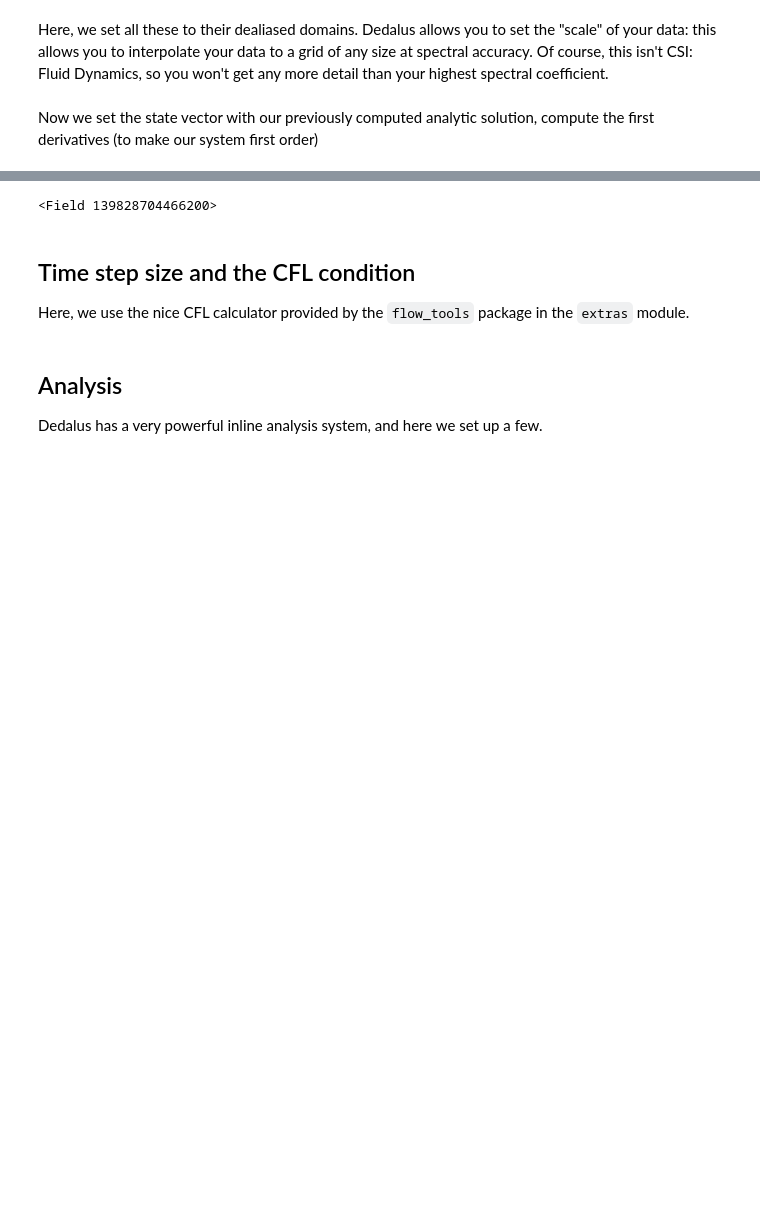
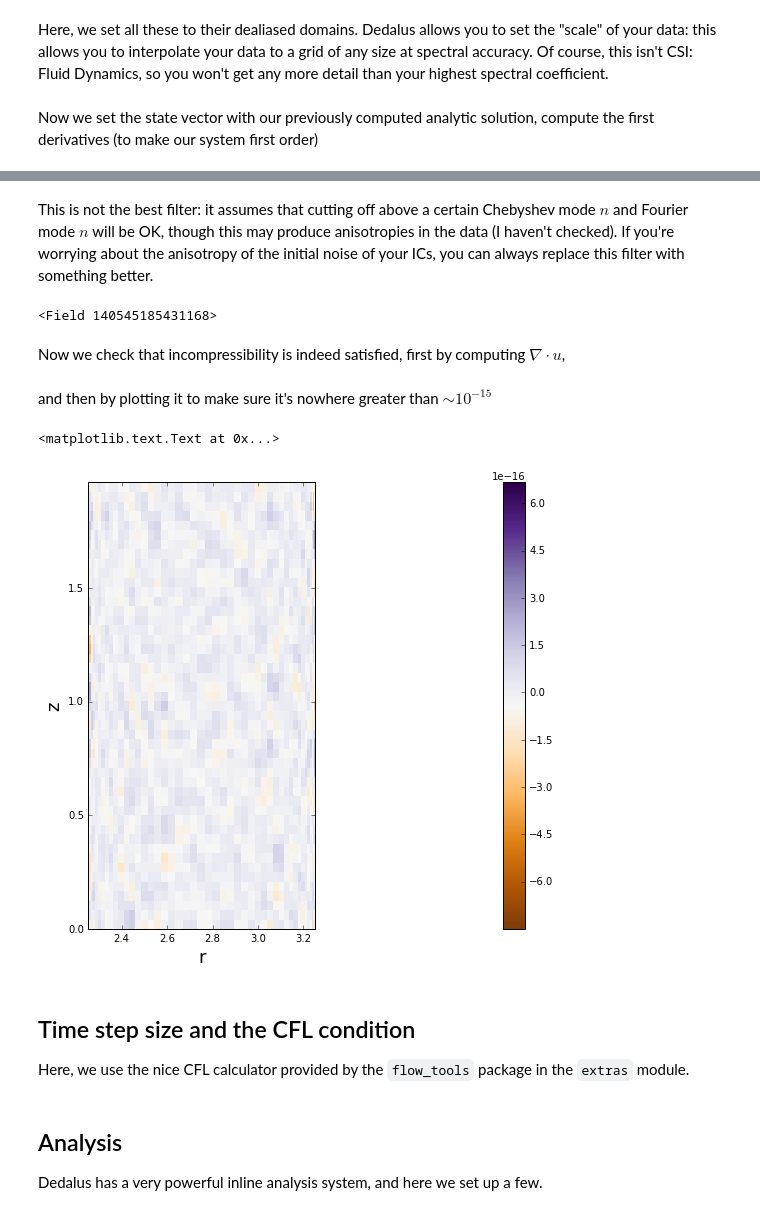
Before and after one commit to DedalusProject/dedalus, a Jupyter notebook: docs/notebooks/TaylorCouetteFlow.ipynb, the cells around one changed output, grey strips where cells are left out. Saved outputs shown, nothing was run; the diff lists cells and outputs as text; code cells hidden in the pictures; blank space fills up the shorter version.

```diff
--- a/docs/notebooks/TaylorCouetteFlow.ipynb
+++ b/docs/notebooks/TaylorCouetteFlow.ipynb
@@ -188,15 +202,39 @@ First, we initialize $\phi$ (which we created above) to Gaussian noise. We then
+# %% [markdown]
+This is not the best filter: it assumes that cutting off above a certain Chebyshev mode $n$ and Fourier mode $n$ will be OK, though this may produce anisotropies in the data (I haven't checked). If you're worrying about the anisotropy of the initial noise of your ICs, you can always replace this filter with something better.
 # %%
 # incompressible perturbation, arbitrary vorticity
+# u = -dz(phi)
+# w = dr(phi) + phi/r
 
-phi['g'] = 1e-3* np.random.randn(*v['g'].shape)
-phi.differentiate(1,u)
-u['g'] *= -1*np.sin(np.pi*(r - r_in))
-phi.differentiate(0,w)
-w['g'] *= np.sin(np.pi*(r - r_in))
-u.differentiate(1,ur)
-w.differentiate(1,wr)
+phi['g'] = 1e-3* np.random.randn(*v['g'].shape)*np.sin(np.pi*(r - r_in))
+filter_field(phi)
+phi.differentiate('z',out=u)
+u['g'] *= -1
+phi.differentiate('r',out=w)
+w['g'] += phi['g']/r
+
+u.differentiate('r',out=ur)
+w.differentiate('r',out=wr)
 # %% [output]
-<Field 139828704466200>
+<Field 140545185431168>
+# %% [markdown]
+Now we check that incompressibility is indeed satisfied, first by computing $\nabla \cdot u$,
+# %%
+divu0 = domain.new_field(name='divu0')
+u.differentiate('r',out=divu0)
+divu0['g'] += u['g']/r + w.differentiate('z')['g']
+# %% [markdown]
+and then by plotting it to make sure it's nowhere greater than $\sim 10^{-15}$
+# %%
+figsize(12,8)
+pcolormesh((r[0]*ones_like(z)).T,(z*ones_like(r)).T,divu0['g'].T,cmap='PuOr')
+colorbar()
+axis('image')
+xlabel('r', fontsize=18)
+ylabel('z', fontsize=18)
+# %% [output]
+<matplotlib.text.Text at 0x...>
+[figure, added]
 # %% [markdown]
 ## Time step size and the CFL condition
 
```
Also changed, not shown: parts of 11 cells of this notebook, 1 other file.
